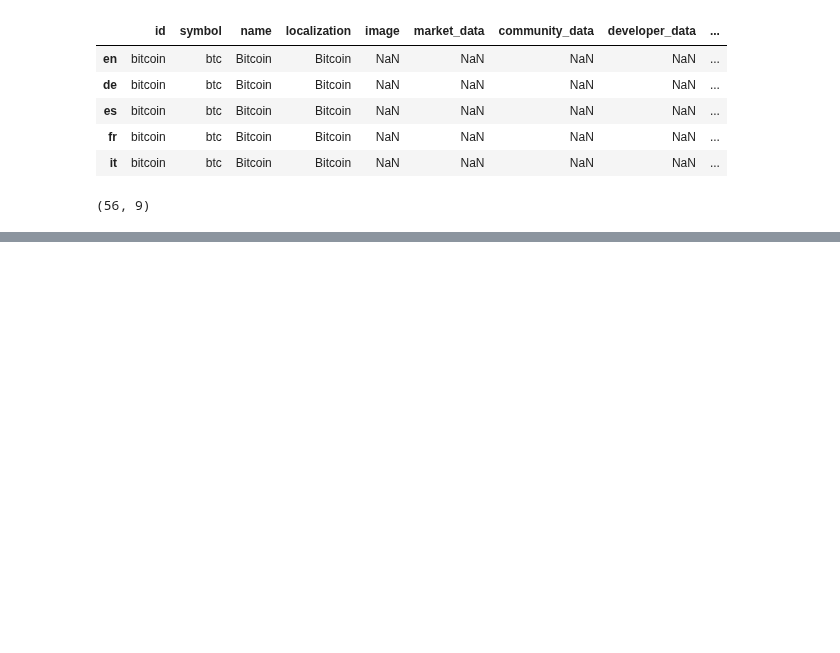
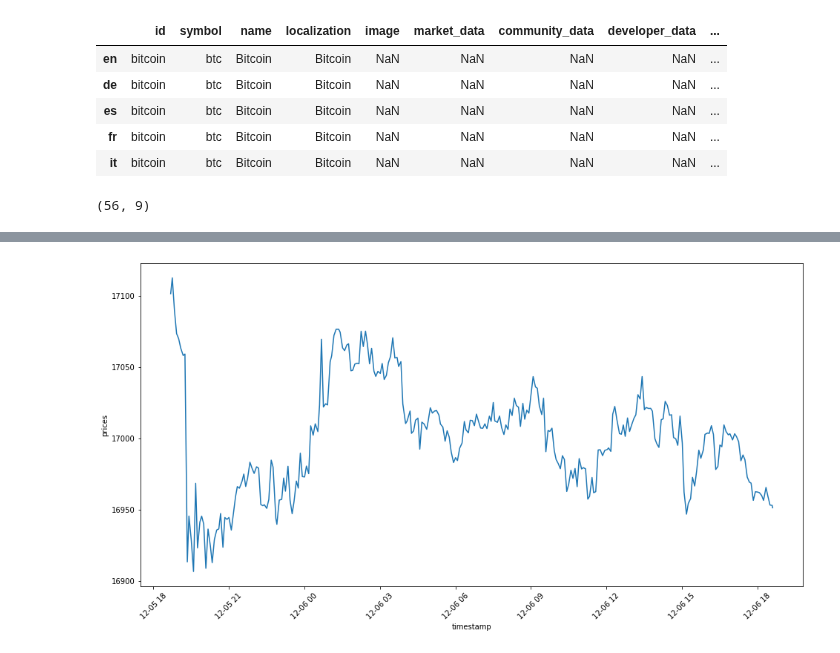
Before and after one commit to bansalkanav/Ultimate-Data-Science-Toolkit---From-Python-Basics-to-GenerativeAI, a Jupyter notebook: Module 1 - Python Programming/08. Web API/web_api.ipynb, the cells around one changed output, grey strips where cells are left out. Drawn from its saved outputs; the diff is of its cells as text; code cells hidden in the pictures; blank space fills up the shorter version.

```diff
--- a/Module 1 - Python Programming/08. Web API/web_api.ipynb
+++ b/Module 1 - Python Programming/08. Web API/web_api.ipynb
@@ -552,0 +733,4 @@ response.json()
+# %%
+df['timestamp'] = df['prices'].apply(lambda x : x[0])
+
+df.head()
@@ -552,0 +744,4 @@ response.json()
+# %%
+df['prices'] = df['prices'].apply(lambda x : x[1])
+df['market_caps'] = df['market_caps'].apply(lambda x : x[1])
+df['total_volumes'] = df['total_volumes'].apply(lambda x : x[1])
@@ -552,0 +757,4 @@ response.json()
+# %%
+df = df[['timestamp', 'prices', 'market_caps', 'total_volumes']]
+
+df.head()
@@ -552,0 +841,2 @@ response.json()
+# %%
+df['timestamp'] = pd.to_datetime(df['timestamp'], unit='ms')
@@ -552,0 +885,10 @@ response.json()
+# %%
+plt.figure(figsize=(16, 8))
+
+sns.lineplot(x = 'timestamp', y = 'prices', data = df)
+
+plt.xticks(rotation = 45)
+
+plt.show()
+# %% [output]
+[figure, added]
```
Also changed, not shown: parts of 63 cells of this notebook, 3 other files.
